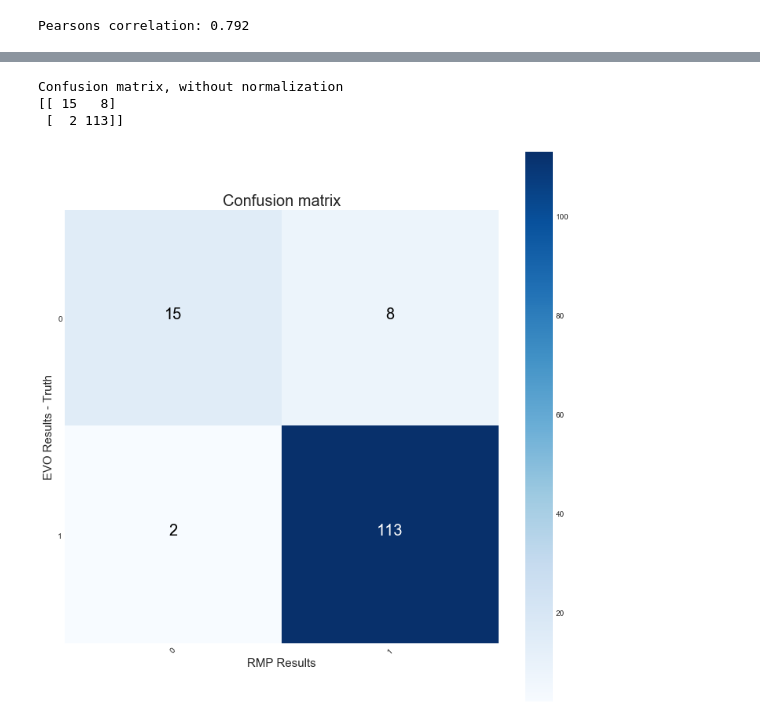
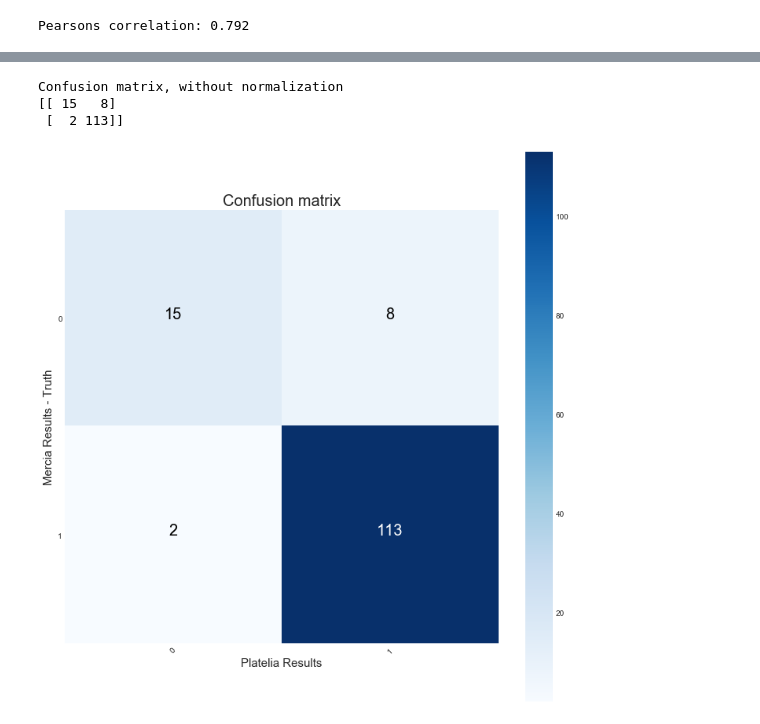
Before and after one commit to aliyarehman/Project, a Jupyter notebook: analysis-Rubella.ipynb, the cells around one changed output, grey strips where cells are left out. Saved outputs shown, nothing was run; the diff lists cells and outputs as text; code cells hidden in the pictures.

```diff
--- a/analysis-Rubella.ipynb
+++ b/analysis-Rubella.ipynb
@@ -45,3 +44,15 @@ MultiIndex(levels=[['id', 'mercia_data', 'mercia_resp', 'platelia_data', 'platel
 | 2 | 16V0090604 | 0.192 | 0 | 0.740 | 0 |
 | 3 | 16V0090660 | 1.012 | 1 | 1.258 | 1 |
 | 4 | 16V0090346 | 1.229 | 1 | 1.427 | 1 |
+# %%
+x = np.arange(2)
+y =data.mercia_resp.value_counts()
+
+
+from pylab import rcParams
+rcParams['figure.figsize'] = 6,5
+plt.bar(x, y)
+plt.xticks(x, ('Negative', 'Positive'))
+plt.title('mercia_resp')
+plt.show()
+y
@@ -47,0 +64,12 @@ MultiIndex(levels=[['id', 'mercia_data', 'mercia_resp', 'platelia_data', 'platel
+# %%
+x = np.arange(2)
+y =data.platelia_resp.value_counts()
+
+
+from pylab import rcParams
+rcParams['figure.figsize'] = 6,5
+plt.bar(x, y)
+plt.xticks(x, ('Negative', 'Positive'))
+plt.title('platelia_resp')
+plt.show()
+y
@@ -47,0 +107,10 @@ MultiIndex(levels=[['id', 'mercia_data', 'mercia_resp', 'platelia_data', 'platel
+# %%
+# Scatter plot between evo and rmp data readings
+
+from pylab import rcParams
+rcParams['figure.figsize'] = 10,8
+plt.scatter(data.mercia_data, data.platelia_data)
+plt.xlabel('MEercia')
+plt.ylabel('Platelia')
+plt.title('Rubella')
+plt.show()
@@ -185,33 +315,34 @@ def plot_confusion_matrix(cm, classes,
     else:
         print('Confusion matrix, without normalization')
 
     print(cm)
 
     plt.imshow(cm, interpolation='nearest', cmap='Blues')
     plt.title(title, fontsize=20)
     plt.colorbar()
     tick_marks = np.arange(len(classes))
     plt.xticks(tick_marks, classes, rotation=45)
     plt.yticks(tick_marks, classes)
 
     fmt = '.2f' if normalize else 'd'
     thresh = cm.max() / 2.
     for i, j in itertools.product(range(cm.shape[0]), range(cm.shape[1])):
         plt.text(j, i, format(cm[i, j], fmt ), fontsize = 20,
                  horizontalalignment="center",
                  color="white" if cm[i, j] > thresh else "black")
 
     plt.tight_layout()
-    plt.ylabel('EVO Results - Truth', fontsize=15)
-    plt.xlabel('RMP Results', fontsize=15)
+    plt.ylabel('Mercia Results - Truth', fontsize=15)
+    plt.xlabel('Platelia Results', fontsize=15)
 
 
 cm = confusion_matrix(EVO,RMP)
 
 plt.figure()
 plot_confusion_matrix(cm, classes = [0,1], title='Confusion matrix')
+plt.show()
 # %% [output]
 Confusion matrix, without normalization
 [[ 15   8]
  [  2 113]]
-[figure, old version]
+[figure, new version]
```
Also changed, not shown: parts of 16 cells of this notebook, 4 other files.
